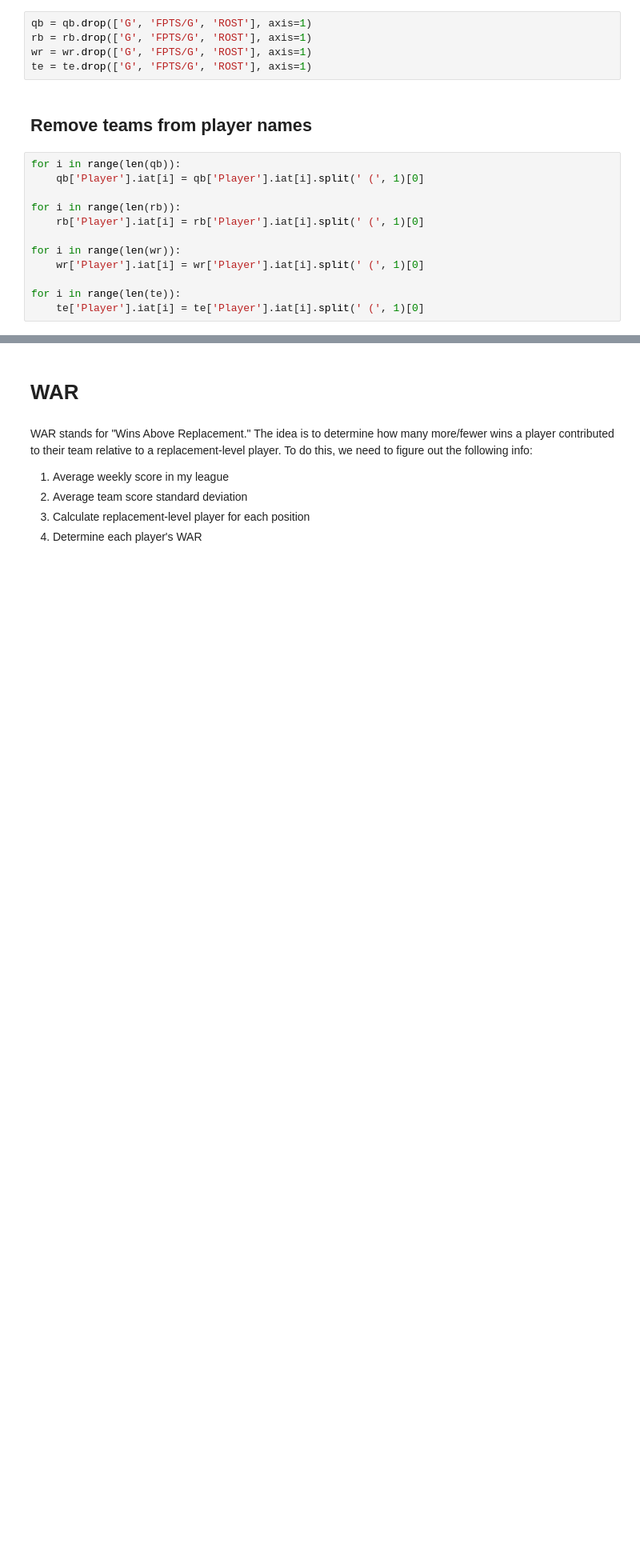
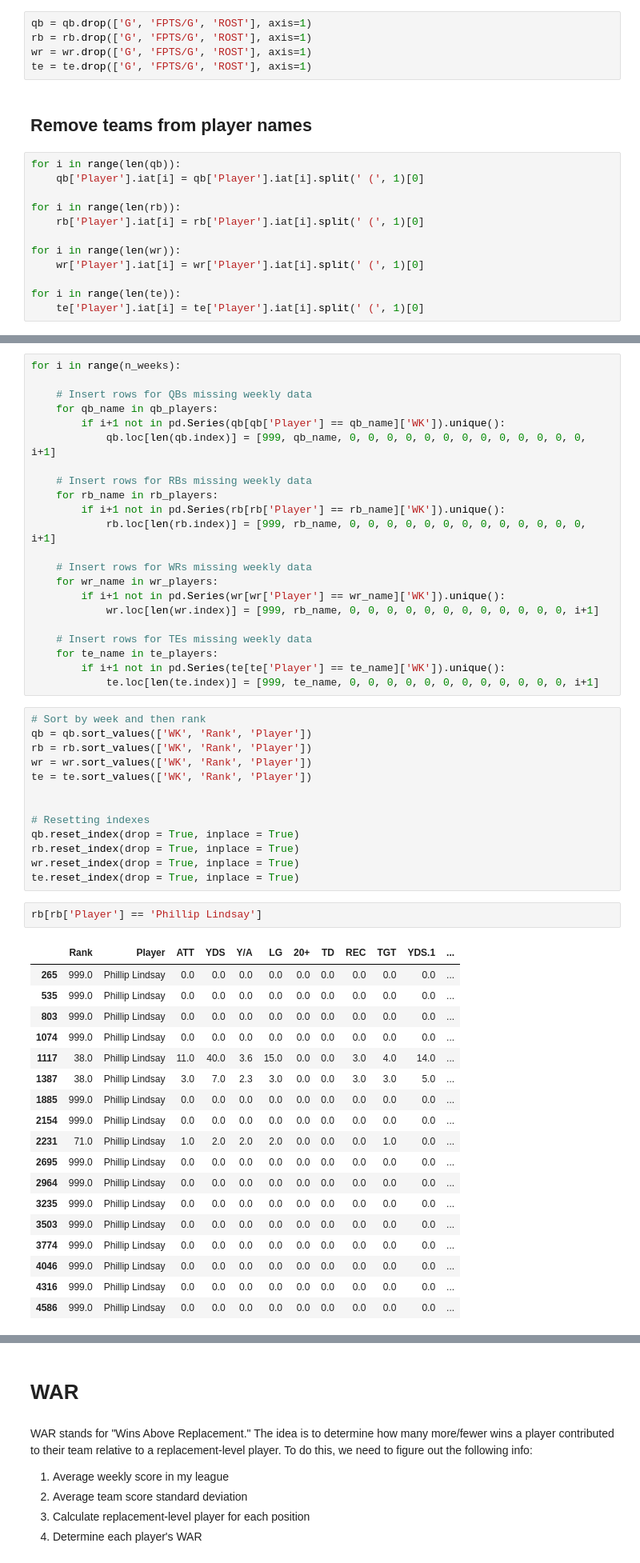
Before and after one commit to pselling520/FantasyFootballDragons23, a Jupyter notebook: Player_WAR.ipynb, the cells around one changed output, grey strips where cells are left out. Shown: that part at 80% size. Saved outputs shown, nothing was run; the diff lists cells and outputs as text; blank space fills up the shorter version.

Commit message:
Updating code to accommodate players missing certain weeks

```diff
--- a/Player_WAR.ipynb
+++ b/Player_WAR.ipynb
@@ -162,0 +175,56 @@ for i in range(len(te)):
+# %%
+for i in range(n_weeks):
+
+    # Insert rows for QBs missing weekly data
+    for qb_name in qb_players:
+        if i+1 not in pd.Series(qb[qb['Player'] == qb_name]['WK']).unique():
+            qb.loc[len(qb.index)] = [999, qb_name, 0, 0, 0, 0, 0, 0, 0, 0, 0, 0, 0, 0, 0, i+1]
+
+    # Insert rows for RBs missing weekly data
+    for rb_name in rb_players:
+        if i+1 not in pd.Series(rb[rb['Player'] == rb_name]['WK']).unique():
+            rb.loc[len(rb.index)] = [999, rb_name, 0, 0, 0, 0, 0, 0, 0, 0, 0, 0, 0, 0, 0, i+1]
+
+    # Insert rows for WRs missing weekly data
+    for wr_name in wr_players:
+        if i+1 not in pd.Series(wr[wr['Player'] == wr_name]['WK']).unique():
+            wr.loc[len(wr.index)] = [999, rb_name, 0, 0, 0, 0, 0, 0, 0, 0, 0, 0, 0, 0, i+1]
+
+    # Insert rows for TEs missing weekly data
+    for te_name in te_players:
+        if i+1 not in pd.Series(te[te['Player'] == te_name]['WK']).unique():
+            te.loc[len(te.index)] = [999, te_name, 0, 0, 0, 0, 0, 0, 0, 0, 0, 0, 0, 0, i+1]
+# %%
+# Sort by week and then rank
+qb = qb.sort_values(['WK', 'Rank', 'Player'])
+rb = rb.sort_values(['WK', 'Rank', 'Player'])
+wr = wr.sort_values(['WK', 'Rank', 'Player'])
+te = te.sort_values(['WK', 'Rank', 'Player'])
+
+
+# Resetting indexes
+qb.reset_index(drop = True, inplace = True)
+rb.reset_index(drop = True, inplace = True)
+wr.reset_index(drop = True, inplace = True)
+te.reset_index(drop = True, inplace = True)
+# %%
+rb[rb['Player'] == 'Phillip Lindsay']
+# %% [output]
+|  | Rank | Player | ATT | YDS | Y/A | LG | 20+ | TD | REC | TGT | YDS.1 | ... |
+| 265 | 999.0 | Phillip Lindsay | 0.0 | 0.0 | 0.0 | 0.0 | 0.0 | 0.0 | 0.0 | 0.0 | 0.0 | ... |
+| 535 | 999.0 | Phillip Lindsay | 0.0 | 0.0 | 0.0 | 0.0 | 0.0 | 0.0 | 0.0 | 0.0 | 0.0 | ... |
+| 803 | 999.0 | Phillip Lindsay | 0.0 | 0.0 | 0.0 | 0.0 | 0.0 | 0.0 | 0.0 | 0.0 | 0.0 | ... |
+| 1074 | 999.0 | Phillip Lindsay | 0.0 | 0.0 | 0.0 | 0.0 | 0.0 | 0.0 | 0.0 | 0.0 | 0.0 | ... |
+| 1117 | 38.0 | Phillip Lindsay | 11.0 | 40.0 | 3.6 | 15.0 | 0.0 | 0.0 | 3.0 | 4.0 | 14.0 | ... |
+| 1387 | 38.0 | Phillip Lindsay | 3.0 | 7.0 | 2.3 | 3.0 | 0.0 | 0.0 | 3.0 | 3.0 | 5.0 | ... |
+| 1885 | 999.0 | Phillip Lindsay | 0.0 | 0.0 | 0.0 | 0.0 | 0.0 | 0.0 | 0.0 | 0.0 | 0.0 | ... |
+| 2154 | 999.0 | Phillip Lindsay | 0.0 | 0.0 | 0.0 | 0.0 | 0.0 | 0.0 | 0.0 | 0.0 | 0.0 | ... |
+| 2231 | 71.0 | Phillip Lindsay | 1.0 | 2.0 | 2.0 | 2.0 | 0.0 | 0.0 | 0.0 | 1.0 | 0.0 | ... |
+| 2695 | 999.0 | Phillip Lindsay | 0.0 | 0.0 | 0.0 | 0.0 | 0.0 | 0.0 | 0.0 | 0.0 | 0.0 | ... |
+| 2964 | 999.0 | Phillip Lindsay | 0.0 | 0.0 | 0.0 | 0.0 | 0.0 | 0.0 | 0.0 | 0.0 | 0.0 | ... |
+| 3235 | 999.0 | Phillip Lindsay | 0.0 | 0.0 | 0.0 | 0.0 | 0.0 | 0.0 | 0.0 | 0.0 | 0.0 | ... |
+| 3503 | 999.0 | Phillip Lindsay | 0.0 | 0.0 | 0.0 | 0.0 | 0.0 | 0.0 | 0.0 | 0.0 | 0.0 | ... |
+| 3774 | 999.0 | Phillip Lindsay | 0.0 | 0.0 | 0.0 | 0.0 | 0.0 | 0.0 | 0.0 | 0.0 | 0.0 | ... |
+| 4046 | 999.0 | Phillip Lindsay | 0.0 | 0.0 | 0.0 | 0.0 | 0.0 | 0.0 | 0.0 | 0.0 | 0.0 | ... |
+| 4316 | 999.0 | Phillip Lindsay | 0.0 | 0.0 | 0.0 | 0.0 | 0.0 | 0.0 | 0.0 | 0.0 | 0.0 | ... |
+| 4586 | 999.0 | Phillip Lindsay | 0.0 | 0.0 | 0.0 | 0.0 | 0.0 | 0.0 | 0.0 | 0.0 | 0.0 | ... |
```
Also changed, not shown: parts of 16 cells of this notebook.
